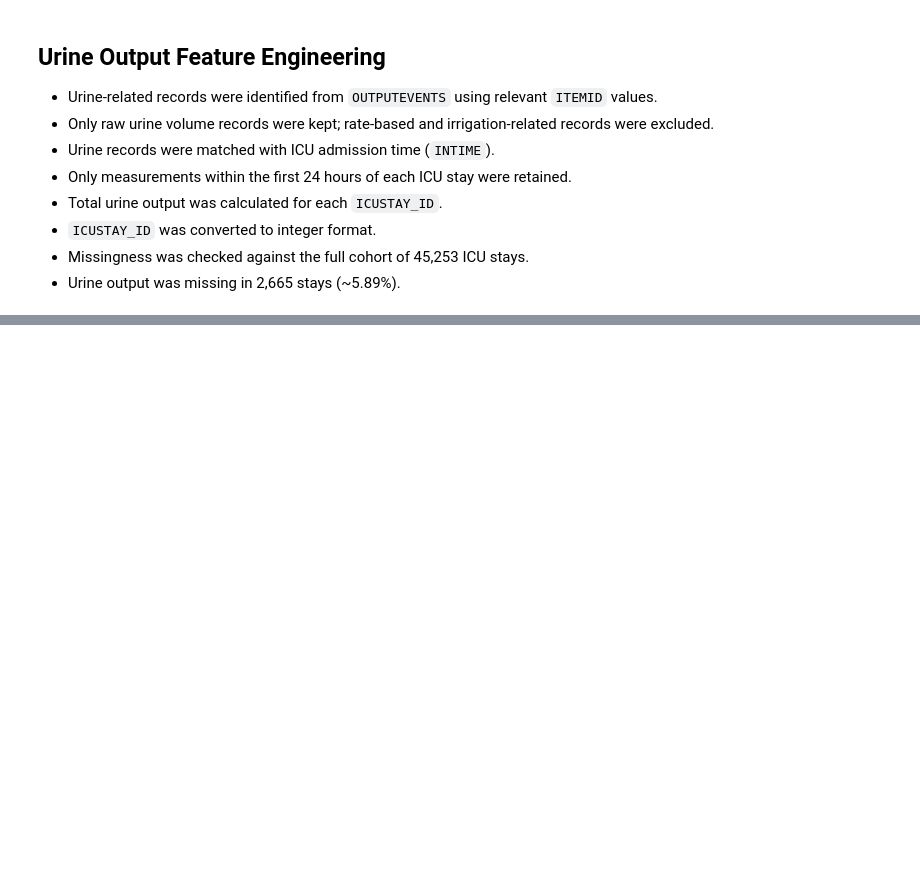
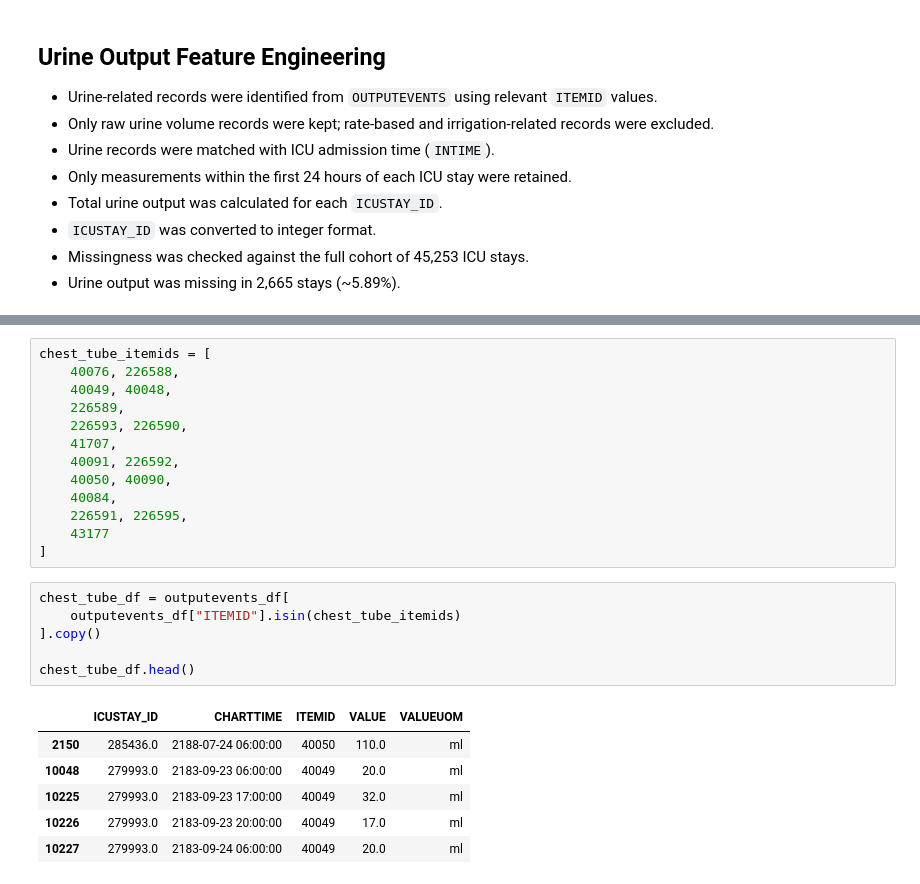
Before and after one commit to sengulozaydin/icu-risk-prediction, a Jupyter notebook: notebooks/03_output_events.ipynb, the cells around one changed output, grey strips where cells are left out. Drawn from its saved outputs; the diff is of its cells as text; blank space fills up the shorter version.

Commit message:
Add first-24h output event features

```diff
--- a/notebooks/03_output_events.ipynb
+++ b/notebooks/03_output_events.ipynb
@@ -236,0 +268,26 @@ Missing percent: 5.889112324044814
+# %%
+chest_tube_itemids = [
+    40076, 226588,
+    40049, 40048,
+    226589,
+    226593, 226590,
+    41707,
+    40091, 226592,
+    40050, 40090,
+    40084,
+    226591, 226595,
+    43177
+]
+# %%
+chest_tube_df = outputevents_df[
+    outputevents_df["ITEMID"].isin(chest_tube_itemids)
+].copy()
+
+chest_tube_df.head()
+# %% [output]
+|  | ICUSTAY_ID | CHARTTIME | ITEMID | VALUE | VALUEUOM |
+| 2150 | 285436.0 | 2188-07-24 06:00:00 | 40050 | 110.0 | ml |
+| 10048 | 279993.0 | 2183-09-23 06:00:00 | 40049 | 20.0 | ml |
+| 10225 | 279993.0 | 2183-09-23 17:00:00 | 40049 | 32.0 | ml |
+| 10226 | 279993.0 | 2183-09-23 20:00:00 | 40049 | 17.0 | ml |
+| 10227 | 279993.0 | 2183-09-24 06:00:00 | 40049 | 20.0 | ml |
```
Also changed, not shown: parts of 15 cells of this notebook, 1 other file.
